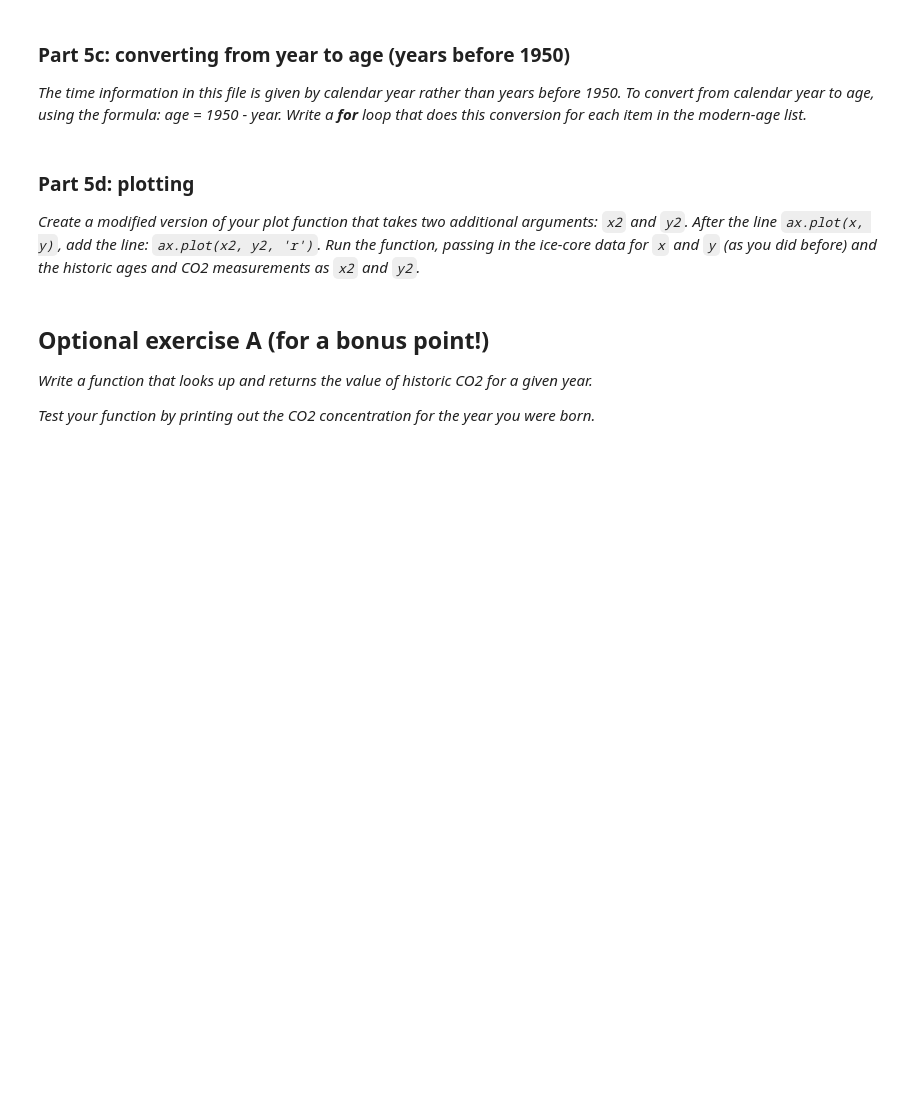
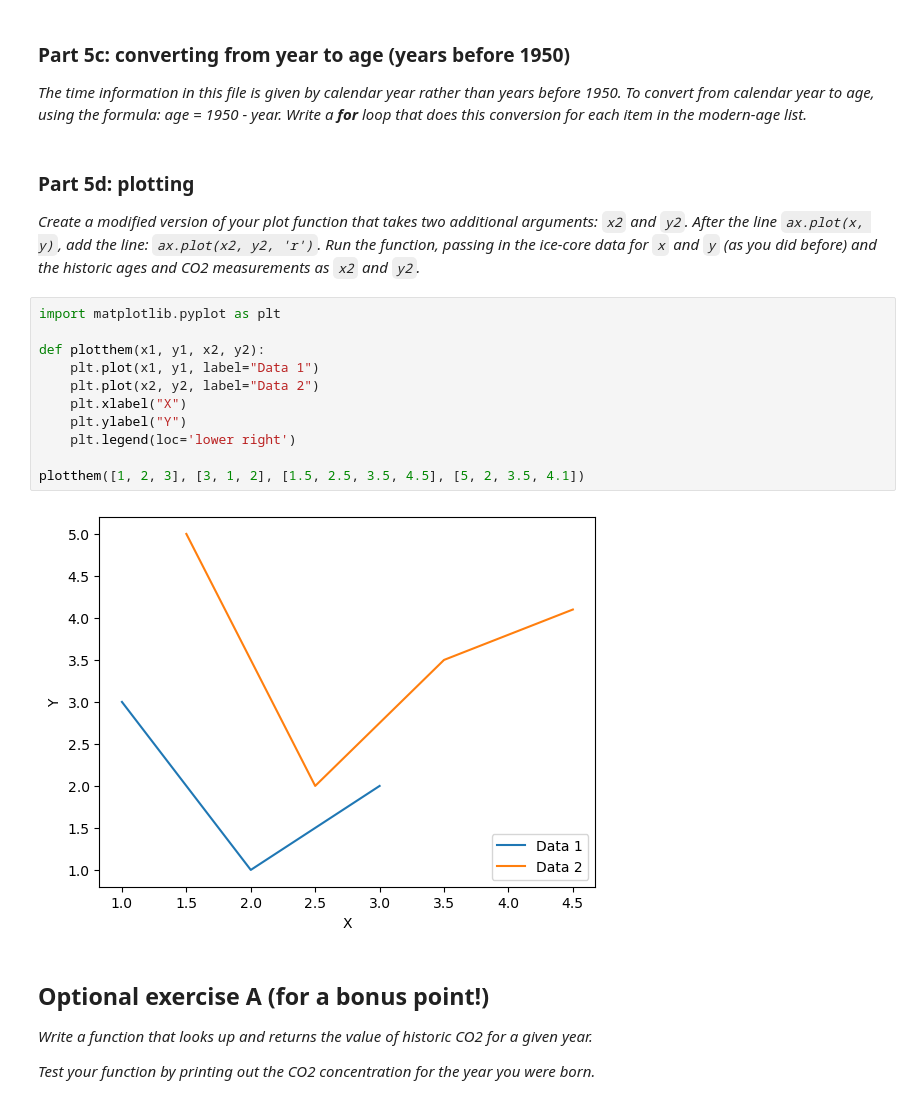
Before and after one commit to IntroPythonEarthsciCUBoulder/intro_py_earthsci_fall_semester2025, a Jupyter notebook: Assignments/assignment2_ice_core_co2_data.ipynb, the cells around one changed output. Cells and saved outputs as stored; diff of their text form; blank space fills up the shorter version.

```diff
--- a/Assignments/assignment2_ice_core_co2_data.ipynb
+++ b/Assignments/assignment2_ice_core_co2_data.ipynb
@@ -147,6 +147,19 @@ for key in my_dict:
 ### Part 5d: plotting
 
 *Create a modified version of your plot function that takes two additional arguments: `x2` and `y2`. After the line `ax.plot(x, y)`, add the line: `ax.plot(x2, y2, 'r')`. Run the function, passing in the ice-core data for `x` and `y` (as you did before) and the historic ages and CO2 measurements as `x2` and `y2`.*
+# %%
+import matplotlib.pyplot as plt
+
+def plotthem(x1, y1, x2, y2):
+    plt.plot(x1, y1, label="Data 1")
+    plt.plot(x2, y2, label="Data 2")
+    plt.xlabel("X")
+    plt.ylabel("Y")
+    plt.legend(loc='lower right')
+
+plotthem([1, 2, 3], [3, 1, 2], [1.5, 2.5, 3.5, 4.5], [5, 2, 3.5, 4.1])
+# %% [output]
+[figure, added]
 # %% [markdown]
 ## Optional exercise A (for a bonus point!)
 
```
Also changed, not shown: 4 other files.
